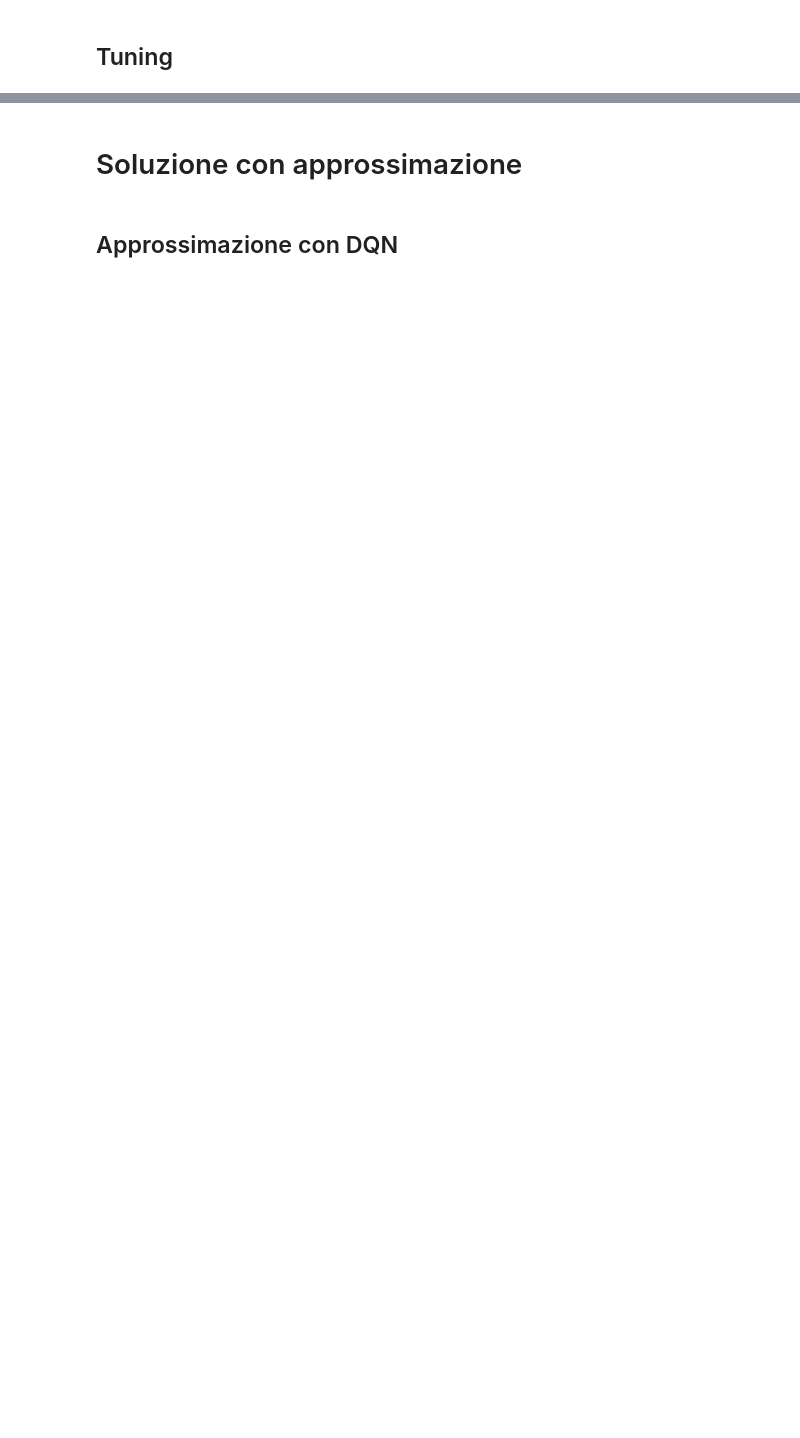
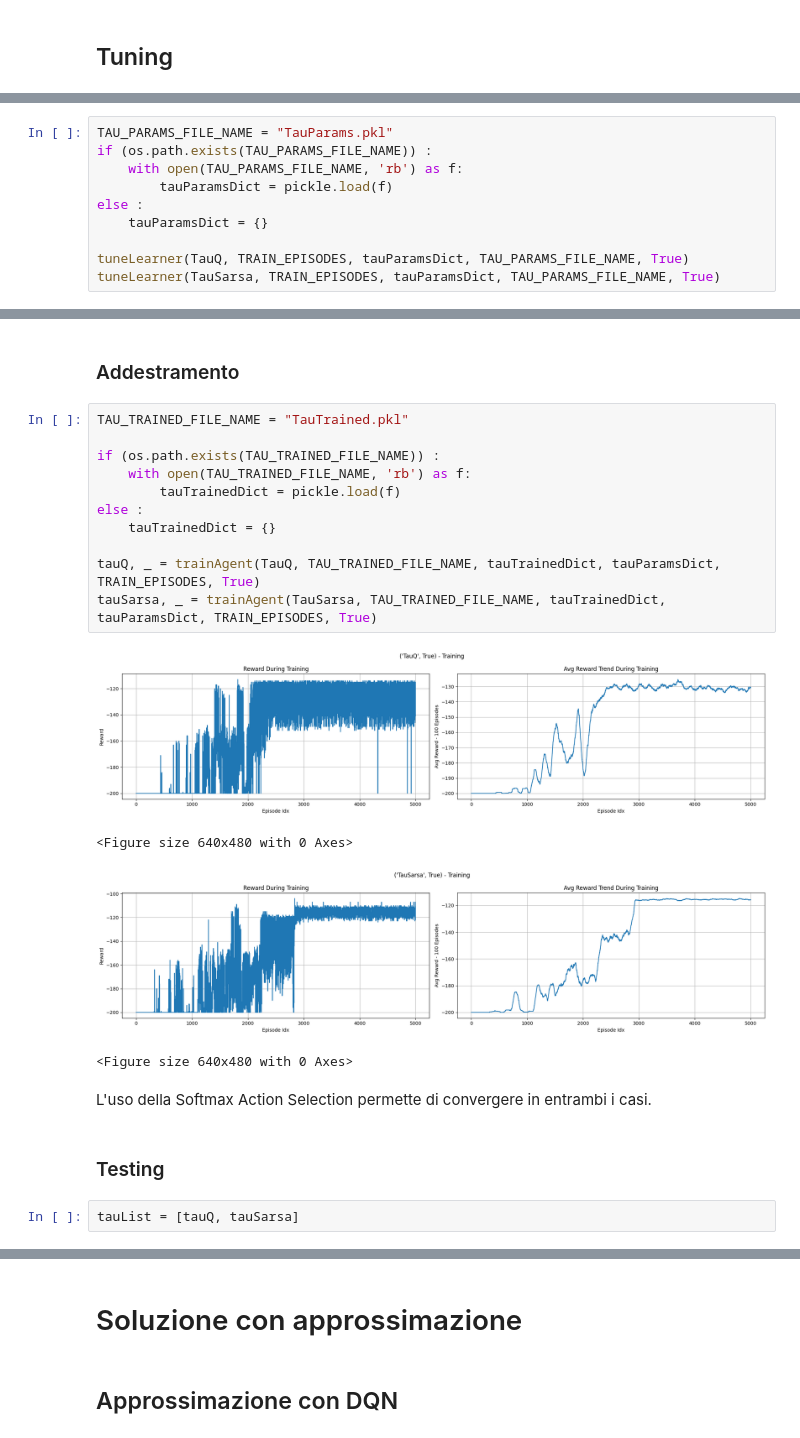
Before and after one commit to SimoneNicosanti/ML_Project, a Jupyter notebook: Project.ipynb, the cells around one changed output, grey strips where cells are left out. Cells and saved outputs as stored; diff of their text form; blank space fills up the shorter version.

```diff
--- a/Project.ipynb
+++ b/Project.ipynb
@@ -609,0 +737,10 @@ Console().print(table)
+# %%
+TAU_PARAMS_FILE_NAME = "TauParams.pkl"
+if (os.path.exists(TAU_PARAMS_FILE_NAME)) :
+    with open(TAU_PARAMS_FILE_NAME, 'rb') as f:
+        tauParamsDict = pickle.load(f)
+else :
+    tauParamsDict = {}
+
+tuneLearner(TauQ, TRAIN_EPISODES, tauParamsDict, TAU_PARAMS_FILE_NAME, True)
+tuneLearner(TauSarsa, TRAIN_EPISODES, tauParamsDict, TAU_PARAMS_FILE_NAME, True)
@@ -609,0 +763,24 @@ Console().print(table)
+# %% [markdown]
+### Addestramento
+# %%
+TAU_TRAINED_FILE_NAME = "TauTrained.pkl"
+
+if (os.path.exists(TAU_TRAINED_FILE_NAME)) :
+    with open(TAU_TRAINED_FILE_NAME, 'rb') as f:
+        tauTrainedDict = pickle.load(f)
+else :
+    tauTrainedDict = {}
+
+tauQ, _ = trainAgent(TauQ, TAU_TRAINED_FILE_NAME, tauTrainedDict, tauParamsDict, TRAIN_EPISODES, True)
+tauSarsa, _ = trainAgent(TauSarsa, TAU_TRAINED_FILE_NAME, tauTrainedDict, tauParamsDict, TRAIN_EPISODES, True)
+# %% [output]
+[figure, added]
+<Figure size 640x480 with 0 Axes>
+[figure, added]
+<Figure size 640x480 with 0 Axes>
+# %% [markdown]
+L'uso della Softmax Action Selection permette di convergere in entrambi i casi.
+# %% [markdown]
+### Testing
+# %%
+tauList = [tauQ, tauSarsa]
```
Also changed, not shown: parts of 76 cells of this notebook, 6 other files.
